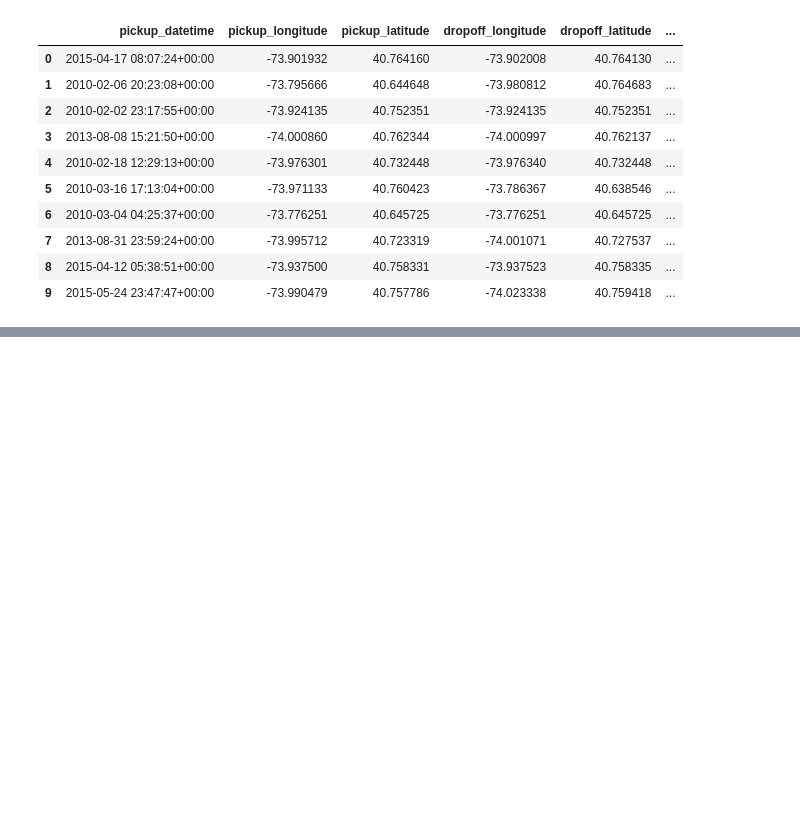
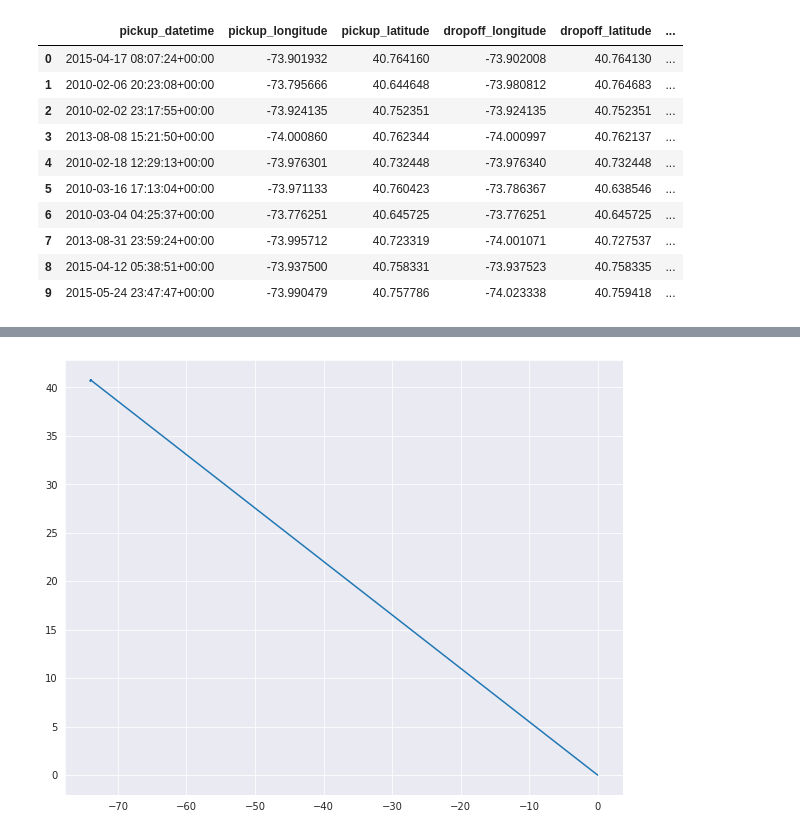
Before and after one commit to imvadzim/taxi, a Jupyter notebook: create_datasets.ipynb, the cells around one changed output, grey strips where cells are left out. Cells and saved outputs as stored; diff of their text form; code cells hidden in the pictures; blank space fills up the shorter version.

```diff
--- a/create_datasets.ipynb
+++ b/create_datasets.ipynb
@@ -46,0 +146,19 @@ trips
+# %%
+def showrides(df, numlines):
+    lats = []
+    lons = []
+    for iter, row in df[:numlines].iterrows():
+        lons.append(row['pickup_longitude'])
+        lons.append(row['dropoff_longitude'])
+        lons.append(None)
+        lats.append(row['pickup_latitude'])
+        lats.append(row['dropoff_latitude'])
+        lats.append(None)
+
+    sns.set_style("darkgrid")
+    plt.figure(figsize=(10,8))
+    plt.plot(lons, lats)
+
+showrides(trips, 10)
+# %% [output]
+[figure, added]
```
Also changed, not shown: parts of 20 cells of this notebook.
